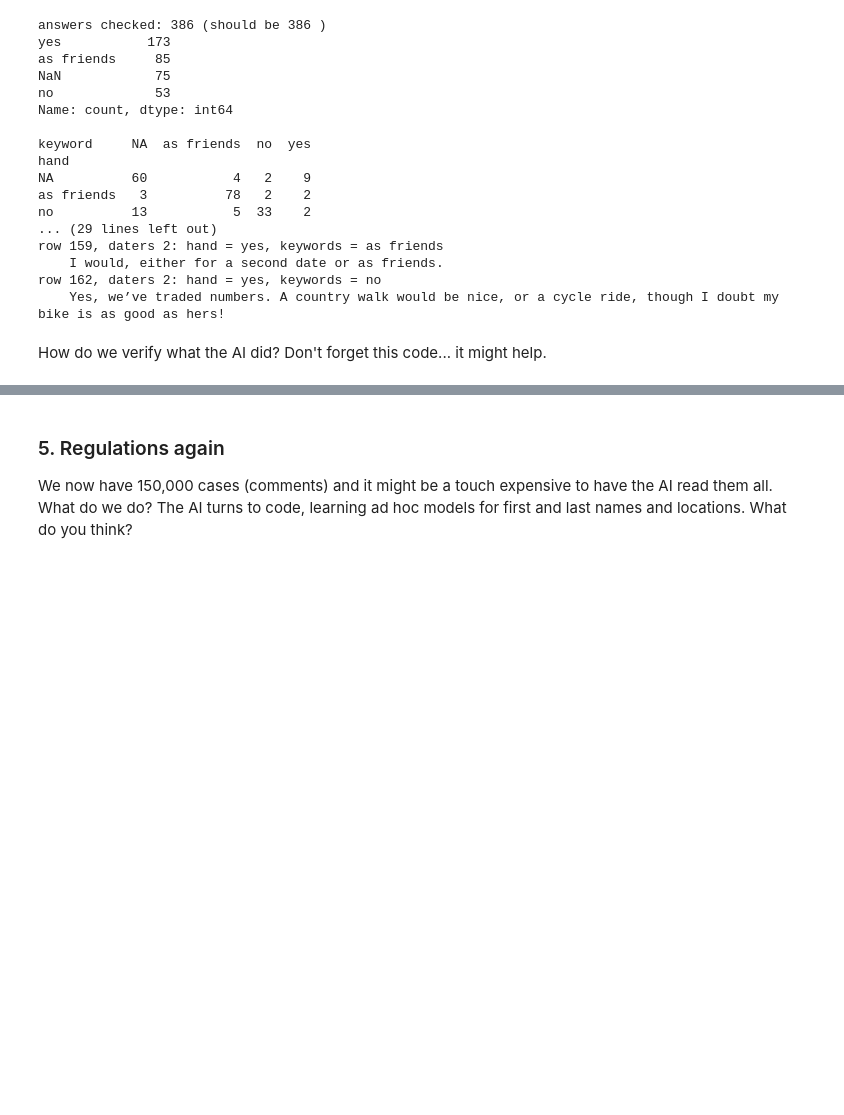
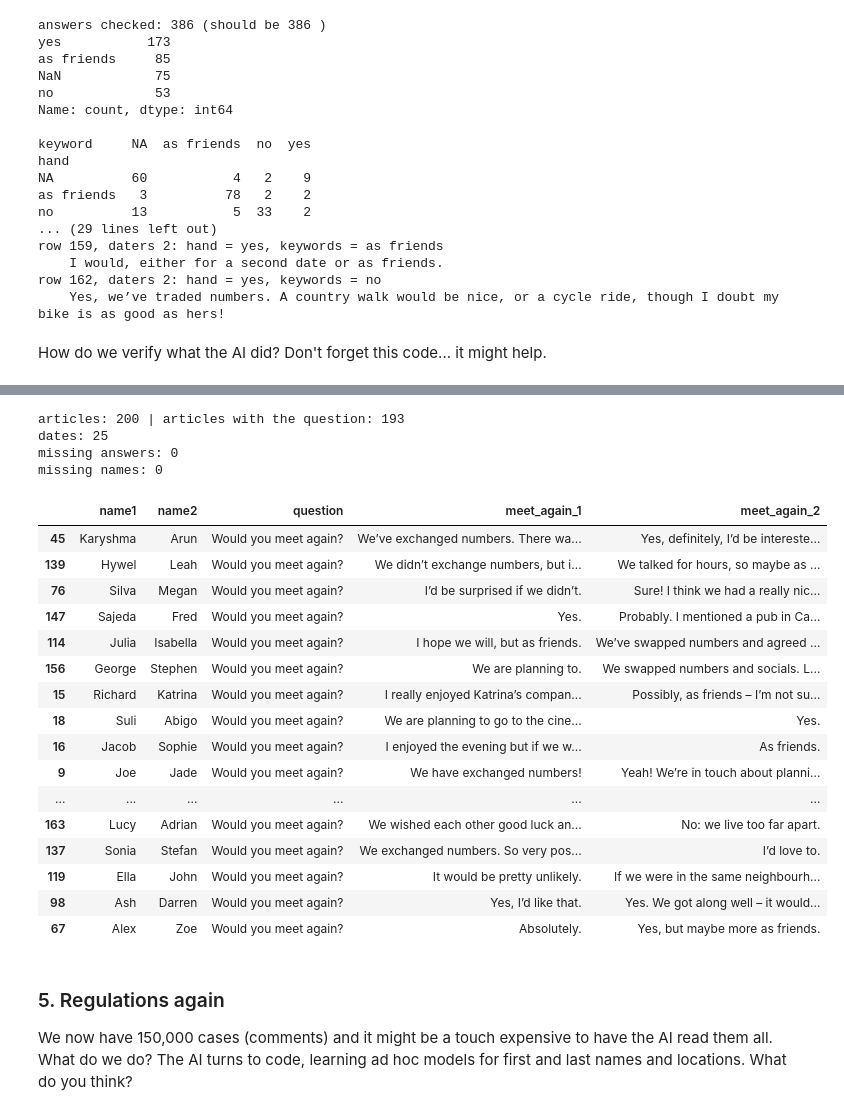
Before and after one commit to mikatravis/2026-Image-and-Sound, a Jupyter notebook: lessons/05_lecture/text.ipynb, the cells around one changed output, grey strips where cells are left out. Cells and saved outputs as stored; diff of their text form; code cells hidden in the pictures; blank space fills up the shorter version.

Commit message:
date25table

```diff
--- a/lessons/05_lecture/text.ipynb
+++ b/lessons/05_lecture/text.ipynb
@@ -1196,3 +1263,72 @@ HTML(dates["body"][5])
+# %%
+import re
+import pandas as pd
+
+blind_dates = pd.read_csv("../04_homework/data/blind_dates_200.csv")
+
+# keep only the articles that really are dates: their body contains the question
+has_question = blind_dates["body"].str.contains("Would you meet again", na=False)
+real_dates = blind_dates[has_question]
+print("articles:", len(blind_dates), "| articles with the question:", len(real_dates))
+
+# 25 dates picked at random (the same 25 every time, because of random_state)
+sample25 = real_dates.sample(n=25, random_state=42)
+
+# pull the two answers to "Would you meet again?" out of the html in the body
+def get_meet_again(body):
+    pieces = re.split(r"Would you meet again\??", body)[1:]   # the text after each question
+    answers = []
+    for piece in pieces:
+        piece = piece.split("</p>")[0]            # stop at the end of the paragraph
+        piece = re.sub(r"<[^>]+>", "", piece)     # remove the html tags
+        piece = piece.replace("&nbsp;", " ")
+        piece = " ".join(piece.split())           # tidy new lines and extra spaces
+        answers.append(piece)
+    return answers
+
+# build one row per date
+rows = []
+for _, date in sample25.iterrows():
+    answers = get_meet_again(date["body"])
+    rows.append({
+        "name1": date["name1"],
+        "name2": date["name2"],
+        "question": "Would you meet again?",
+        "meet_again_1": answers[0] if len(answers) > 0 else None,
+        "meet_again_2": answers[1] if len(answers) > 1 else None,
+    })
+
+meet_again = pd.DataFrame(rows, index=sample25.index)
+
+# check: every date should have found two answers and two names
+print("dates:", len(meet_again))
+print("missing answers:", meet_again[["meet_again_1", "meet_again_2"]].isna().sum().sum())
+print("missing names:", meet_again[["name1", "name2"]].isna().sum().sum())
+
+pd.set_option("display.max_colwidth", 120)
+meet_again
+# %% [output]
+articles: 200 | articles with the question: 193
+dates: 25
+missing answers: 0
+missing names: 0
+|  | name1 | name2 | question | meet_again_1 | meet_again_2 |
+| 45 | Karyshma | Arun | Would you meet again? | We’ve exchanged numbers. There wa... | Yes, definitely, I’d be intereste... |
+| 139 | Hywel | Leah | Would you meet again? | We didn’t exchange numbers, but i... | We talked for hours, so maybe as ... |
+| 76 | Silva | Megan | Would you meet again? | I’d be surprised if we didn’t. | Sure! I think we had a really nic... |
+| 147 | Sajeda | Fred | Would you meet again? | Yes. | Probably. I mentioned a pub in Ca... |
+| 114 | Julia | Isabella | Would you meet again? | I hope we will, but as friends. | We’ve swapped numbers and agreed ... |
+| 156 | George | Stephen | Would you meet again? | We are planning to. | We swapped numbers and socials. L... |
+| 15 | Richard | Katrina | Would you meet again? | I really enjoyed Katrina’s compan... | Possibly, as friends – I’m not su... |
+| 18 | Suli | Abigo | Would you meet again? | We are planning to go to the cine... | Yes. |
+| 16 | Jacob | Sophie | Would you meet again? | I enjoyed the evening but if we w... | As friends. |
+| 9 | Joe | Jade | Would you meet again? | We have exchanged numbers! | Yeah! We’re in touch about planni... |
+| ... | ... | ... | ... | ... | ... |
+| 163 | Lucy | Adrian | Would you meet again? | We wished each other good luck an... | No: we live too far apart. |
+| 137 | Sonia | Stefan | Would you meet again? | We exchanged numbers. So very pos... | I’d love to. |
+| 119 | Ella | John | Would you meet again? | It would be pretty unlikely. | If we were in the same neighbourh... |
+| 98 | Ash | Darren | Would you meet again? | Yes, I’d like that. | Yes. We got along well – it would... |
+| 67 | Alex | Zoe | Would you meet again? | Absolutely. | Yes, but maybe more as friends. |
 # %% [markdown]
 ### 5. Regulations again
 
```
Also changed, not shown: parts of 8 cells of this notebook.
